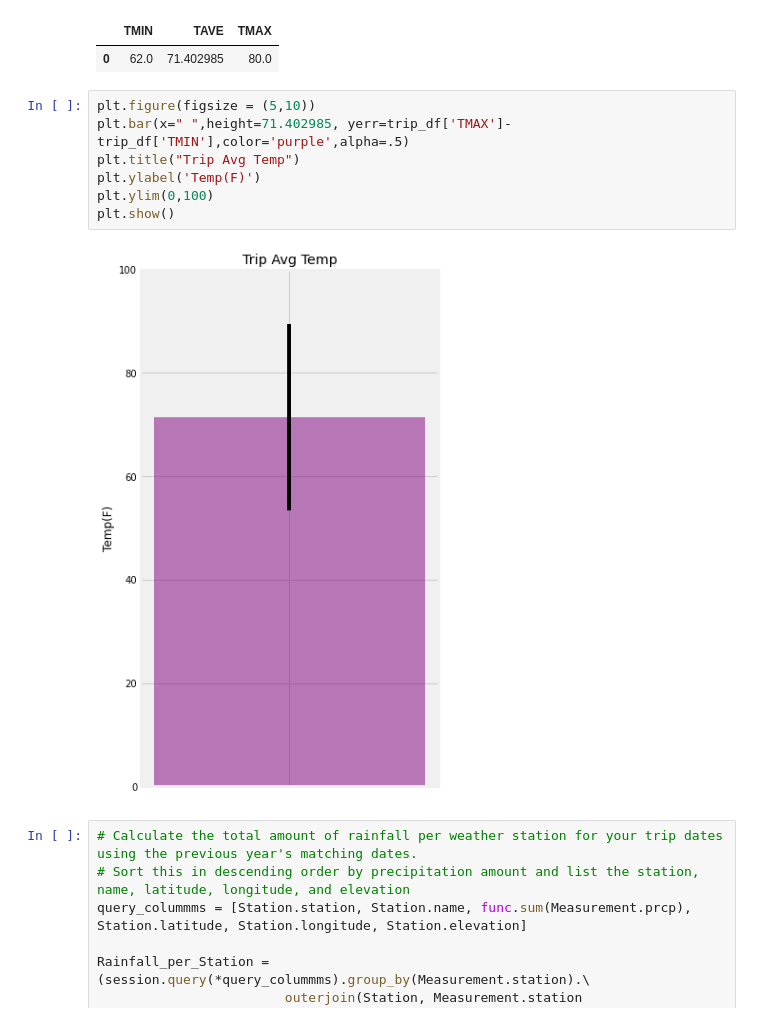
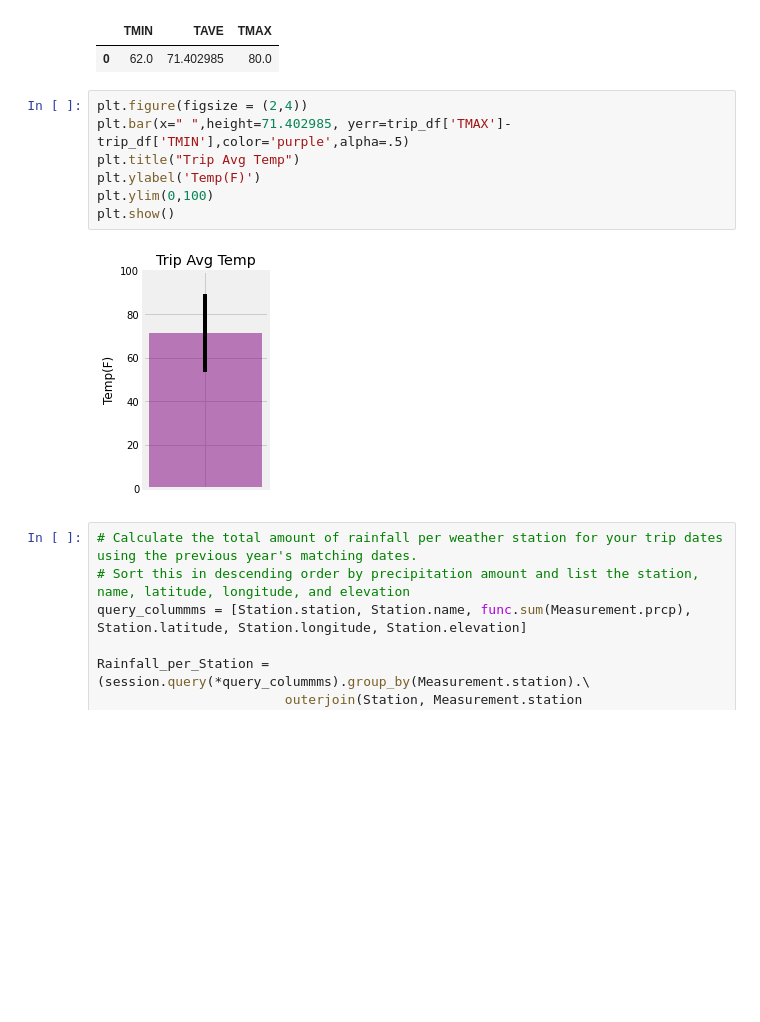
Before and after one commit to JeniLam/SQLAlchemy_Challenge, a Jupyter notebook: climate_starter.ipynb, the cells around one changed output. Cells and saved outputs as stored; diff of their text form; blank space fills up the shorter version.

```diff
--- a/climate_starter.ipynb
+++ b/climate_starter.ipynb
@@ -354,14 +354,14 @@ trip_df
 |  | TMIN | TAVE | TMAX |
 | 0 | 62.0 | 71.402985 | 80.0 |
 # %%
-plt.figure(figsize = (5,10))
+plt.figure(figsize = (2,4))
 plt.bar(x=" ",height=71.402985, yerr=trip_df['TMAX']-trip_df['TMIN'],color='purple',alpha=.5)
 plt.title("Trip Avg Temp")
 plt.ylabel('Temp(F)')
 plt.ylim(0,100)
 plt.show()
 # %% [output]
-[figure, old version]
+[figure, new version]
 # %%
 # Calculate the total amount of rainfall per weather station for your trip dates using the previous year's matching dates.
 # Sort this in descending order by precipitation amount and list the station, name, latitude, longitude, and elevation
```
Also changed, not shown: parts of 8 cells of this notebook.
